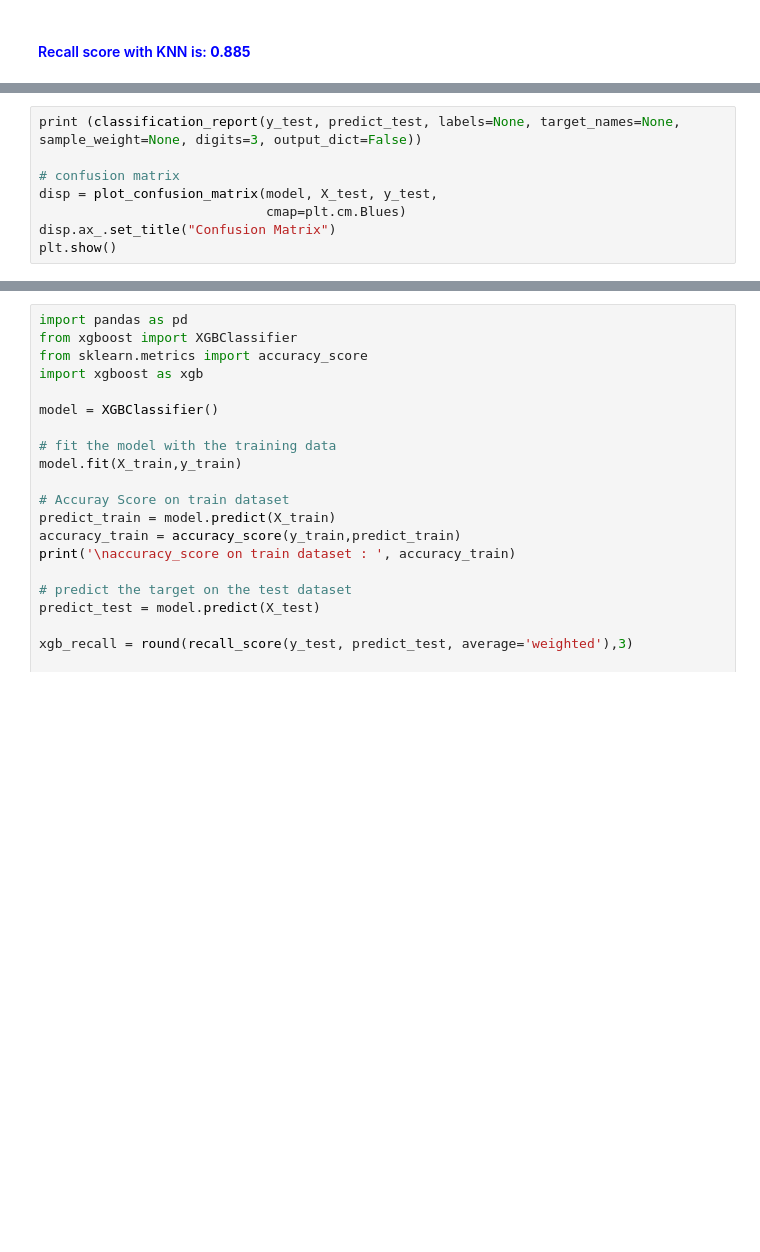
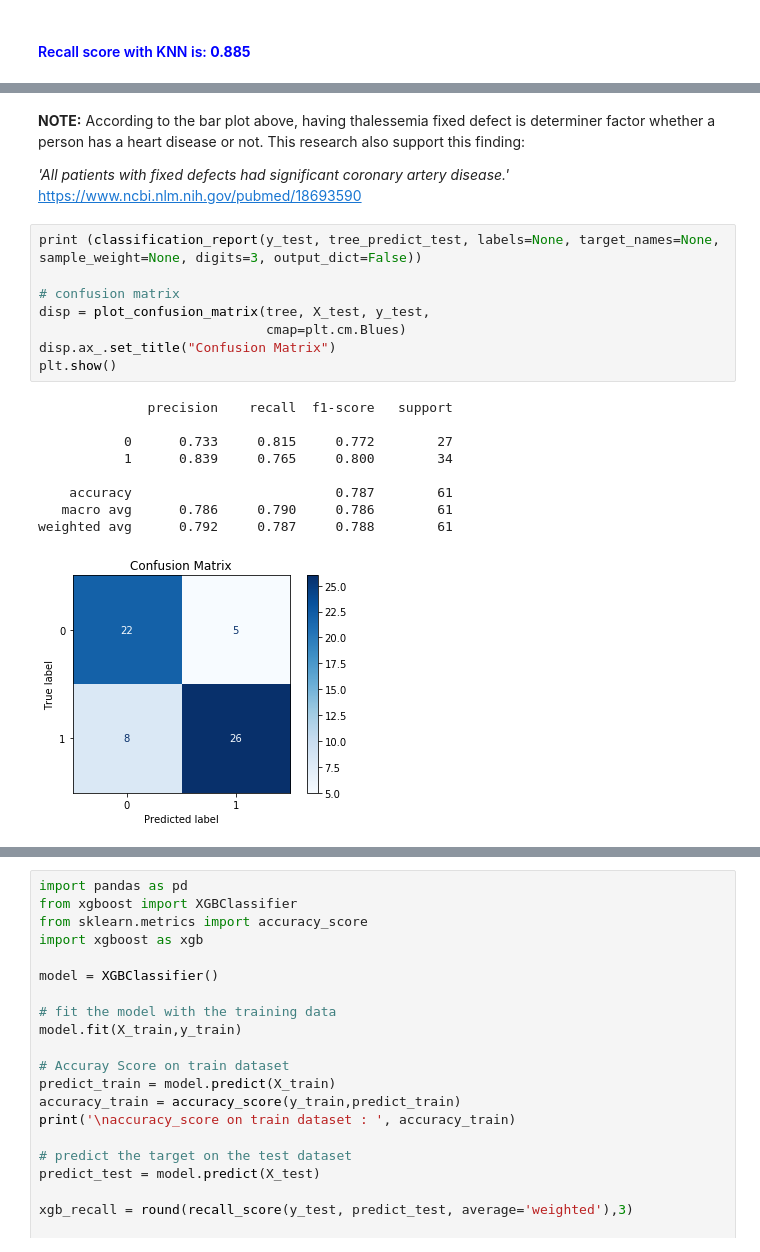
Before and after one commit to SonerAbay/heart-disease-detection, a Jupyter notebook: heart_disease.ipynb, the cells around one changed output, grey strips where cells are left out. Drawn from its saved outputs; the diff is of its cells as text; blank space fills up the shorter version.

```diff
--- a/heart_disease.ipynb
+++ b/heart_disease.ipynb
@@ -403,11 +421,26 @@ AttributeError: 'DecisionTreeClassifier' object has no attribute 'plot_tree'
+# %% [markdown]
+**NOTE:** According to the bar plot above, having thalessemia fixed defect is determiner factor whether a person has a heart disease or not. This research also support this finding:
+
+*'All patients with fixed defects had significant coronary artery disease.'*
+https://www.ncbi.nlm.nih.gov/pubmed/18693590
 # %%
-print (classification_report(y_test, predict_test, labels=None, target_names=None, sample_weight=None, digits=3, output_dict=False))
+print (classification_report(y_test, tree_predict_test, labels=None, target_names=None, sample_weight=None, digits=3, output_dict=False))
 
 # confusion matrix
-disp = plot_confusion_matrix(model, X_test, y_test,
+disp = plot_confusion_matrix(tree, X_test, y_test,
                              cmap=plt.cm.Blues)
 disp.ax_.set_title("Confusion Matrix")
 plt.show()
+# %% [output]
+              precision    recall  f1-score   support
+
+           0      0.733     0.815     0.772        27
+           1      0.839     0.765     0.800        34
+
+    accuracy                          0.787        61
+   macro avg      0.786     0.790     0.786        61
+weighted avg      0.792     0.787     0.788        61
+[figure, added]
 # %% [markdown]
 ### Extreme Gradient Boosted Decision Trees(XGBoost)
 
```
Also changed, not shown: parts of 5 cells of this notebook, 1 other file.
